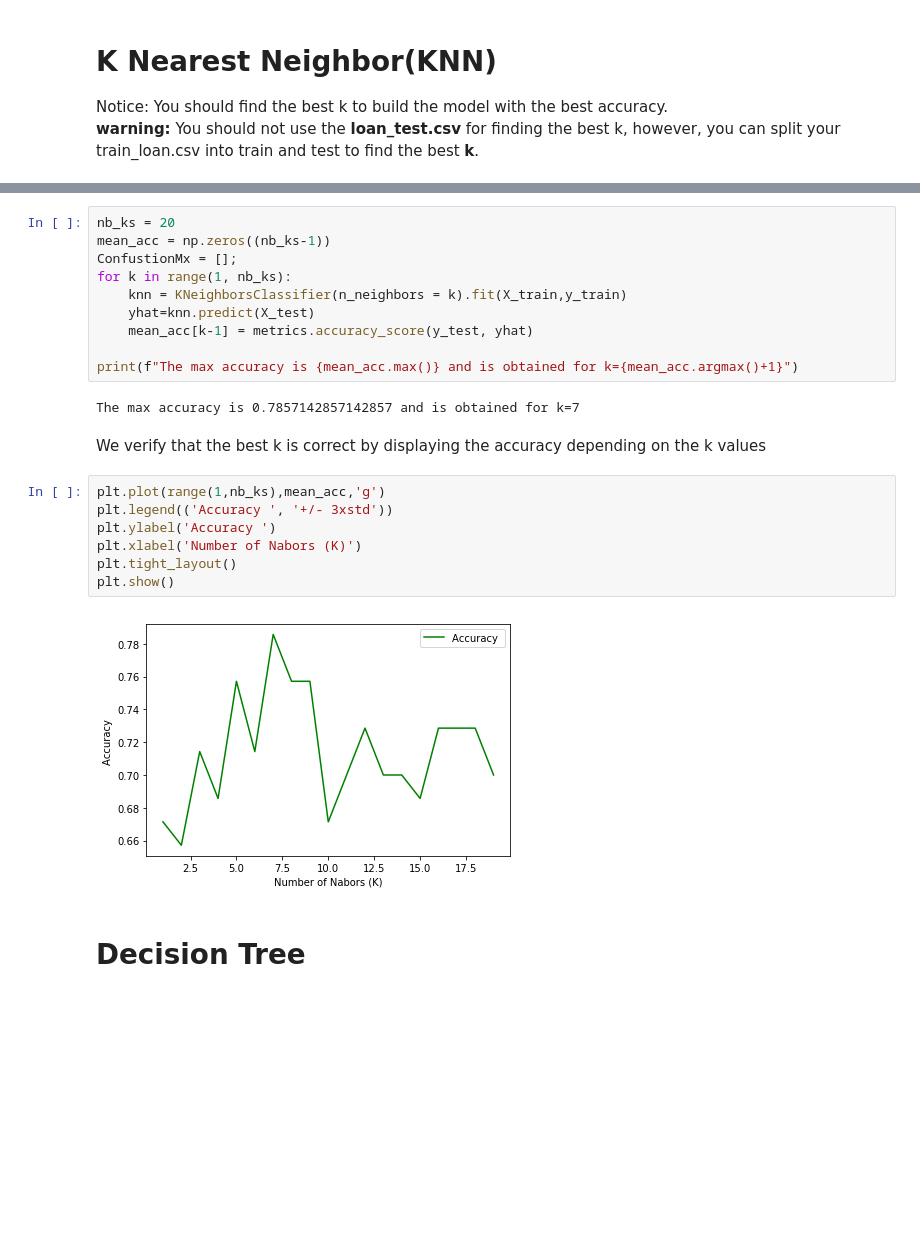
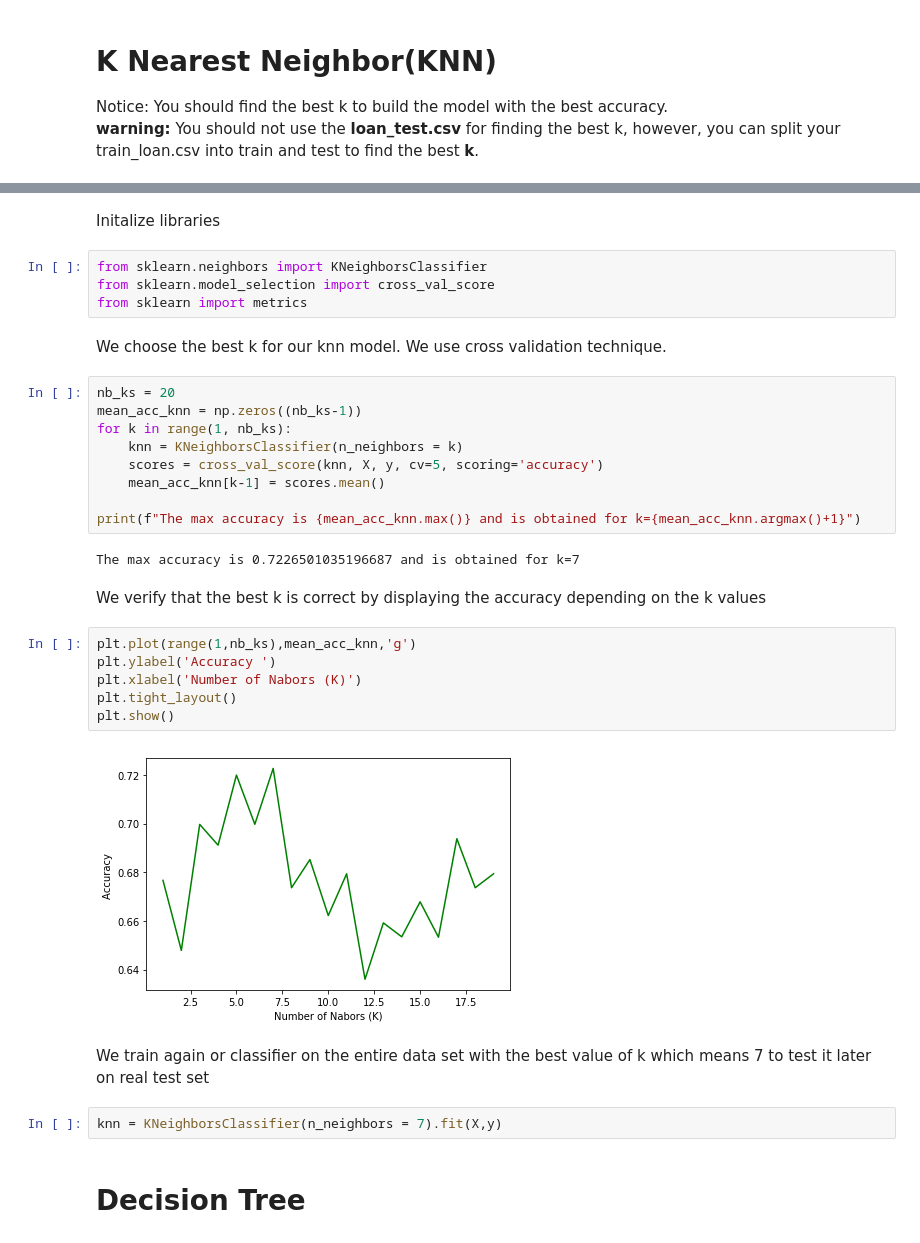
Before and after one commit to caroline-collet/coursera-capstone-project, a Jupyter notebook: the-best-classifier-final-project.ipynb, the cells around one changed output, grey strips where cells are left out. Saved outputs shown, nothing was run; the diff lists cells and outputs as text; blank space fills up the shorter version.

```diff
--- a/the-best-classifier-final-project.ipynb
+++ b/the-best-classifier-final-project.ipynb
@@ -303,25 +288,35 @@ Choose the proper k, that means the k which gives the maximum accuracy for KNN m
+# %% [markdown]
+Initalize libraries
+# %%
+from sklearn.neighbors import KNeighborsClassifier
+from sklearn.model_selection import cross_val_score
+from sklearn import metrics
+# %% [markdown]
+We choose the best k for our knn model. We use cross validation technique.
 # %%
 nb_ks = 20
-mean_acc = np.zeros((nb_ks-1))
-ConfustionMx = [];
+mean_acc_knn = np.zeros((nb_ks-1))
 for k in range(1, nb_ks):
-    knn = KNeighborsClassifier(n_neighbors = k).fit(X_train,y_train)
-    yhat=knn.predict(X_test)
-    mean_acc[k-1] = metrics.accuracy_score(y_test, yhat)
+    knn = KNeighborsClassifier(n_neighbors = k)
+    scores = cross_val_score(knn, X, y, cv=5, scoring='accuracy')
+    mean_acc_knn[k-1] = scores.mean()
 
-print(f"The max accuracy is {mean_acc.max()} and is obtained for k={mean_acc.argmax()+1}")
+print(f"The max accuracy is {mean_acc_knn.max()} and is obtained for k={mean_acc_knn.argmax()+1}")
 # %% [output]
-The max accuracy is 0.7857142857142857 and is obtained for k=7
+The max accuracy is 0.7226501035196687 and is obtained for k=7
 # %% [markdown]
 We verify that the best k is correct by displaying the accuracy depending on the k values
 # %%
-plt.plot(range(1,nb_ks),mean_acc,'g')
-plt.legend(('Accuracy ', '+/- 3xstd'))
+plt.plot(range(1,nb_ks),mean_acc_knn,'g')
 plt.ylabel('Accuracy ')
 plt.xlabel('Number of Nabors (K)')
 plt.tight_layout()
 plt.show()
 # %% [output]
-[figure, old version]
+[figure, new version]
+# %% [markdown]
+We train again or classifier on the entire data set with the best value of k which means 7 to test it later on real test set
+# %%
+knn = KNeighborsClassifier(n_neighbors = 7).fit(X,y)
 # %% [markdown]
 # Decision Tree
```
Also changed, not shown: parts of 8 cells of this notebook.
